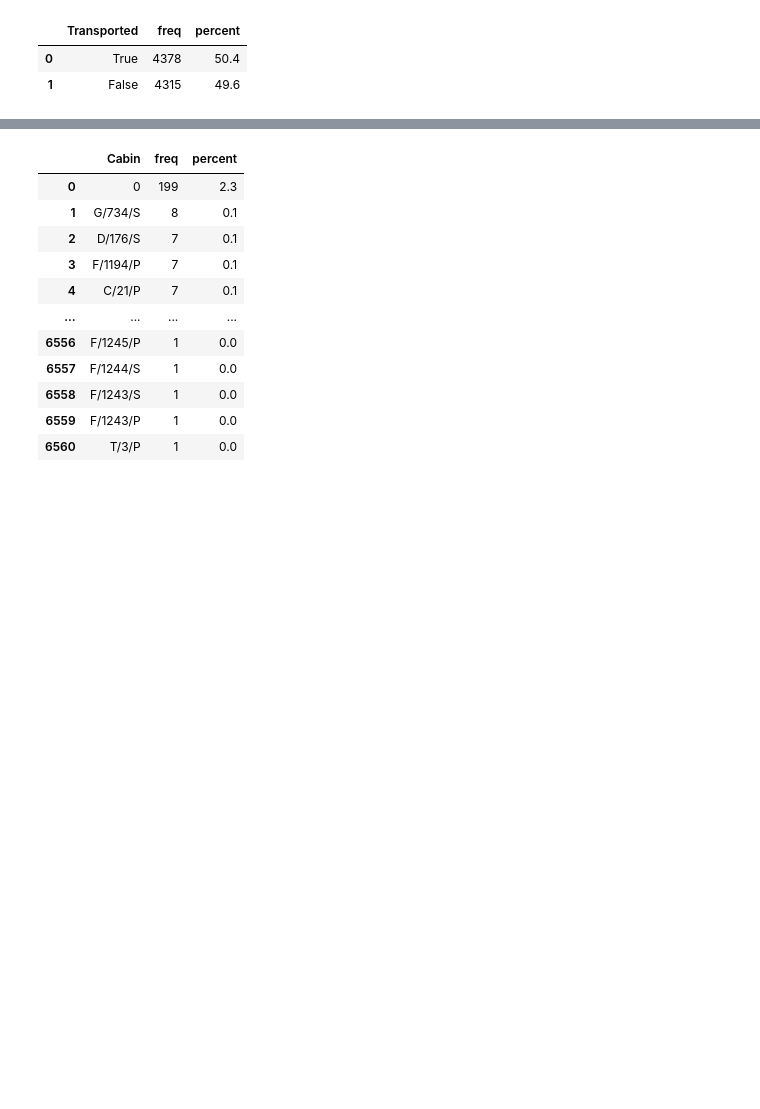
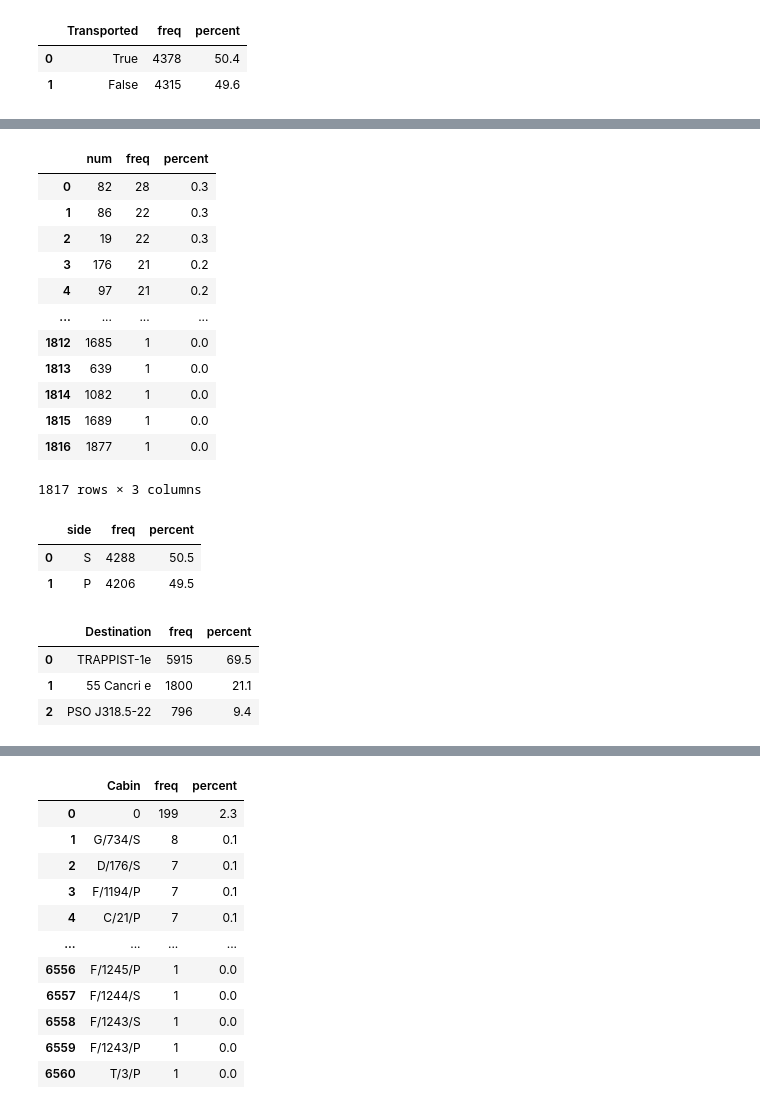
Before and after one commit to FranciscoFoz/machine-learning-training, a Jupyter notebook: spaceship-titanic.ipynb, the cells around one changed output, grey strips where cells are left out. Drawn from its saved outputs; the diff is of its cells as text; code cells hidden in the pictures; blank space fills up the shorter version.

```diff
--- a/spaceship-titanic.ipynb
+++ b/spaceship-titanic.ipynb
@@ -145,0 +242,29 @@ tabela_freq(spaceship_analise,'Cabin')
+# %%
+tabela_freq(Cabin,'num')
+# %% [output]
+|  | num | freq | percent |
+| 0 | 82 | 28 | 0.3 |
+| 1 | 86 | 22 | 0.3 |
+| 2 | 19 | 22 | 0.3 |
+| 3 | 176 | 21 | 0.2 |
+| 4 | 97 | 21 | 0.2 |
+| ... | ... | ... | ... |
+| 1812 | 1685 | 1 | 0.0 |
+| 1813 | 639 | 1 | 0.0 |
+| 1814 | 1082 | 1 | 0.0 |
+| 1815 | 1689 | 1 | 0.0 |
+| 1816 | 1877 | 1 | 0.0 |
+1817 rows × 3 columns
+# %%
+tabela_freq(Cabin,'side')
+# %% [output]
+|  | side | freq | percent |
+| 0 | S | 4288 | 50.5 |
+| 1 | P | 4206 | 49.5 |
+# %%
+tabela_freq(spaceship_analise,'Destination')
+# %% [output]
+|  | Destination | freq | percent |
+| 0 | TRAPPIST-1e | 5915 | 69.5 |
+| 1 | 55 Cancri e | 1800 | 21.1 |
+| 2 | PSO J318.5-22 | 796 | 9.4 |
```
Also changed, not shown: parts of 25 cells of this notebook.
